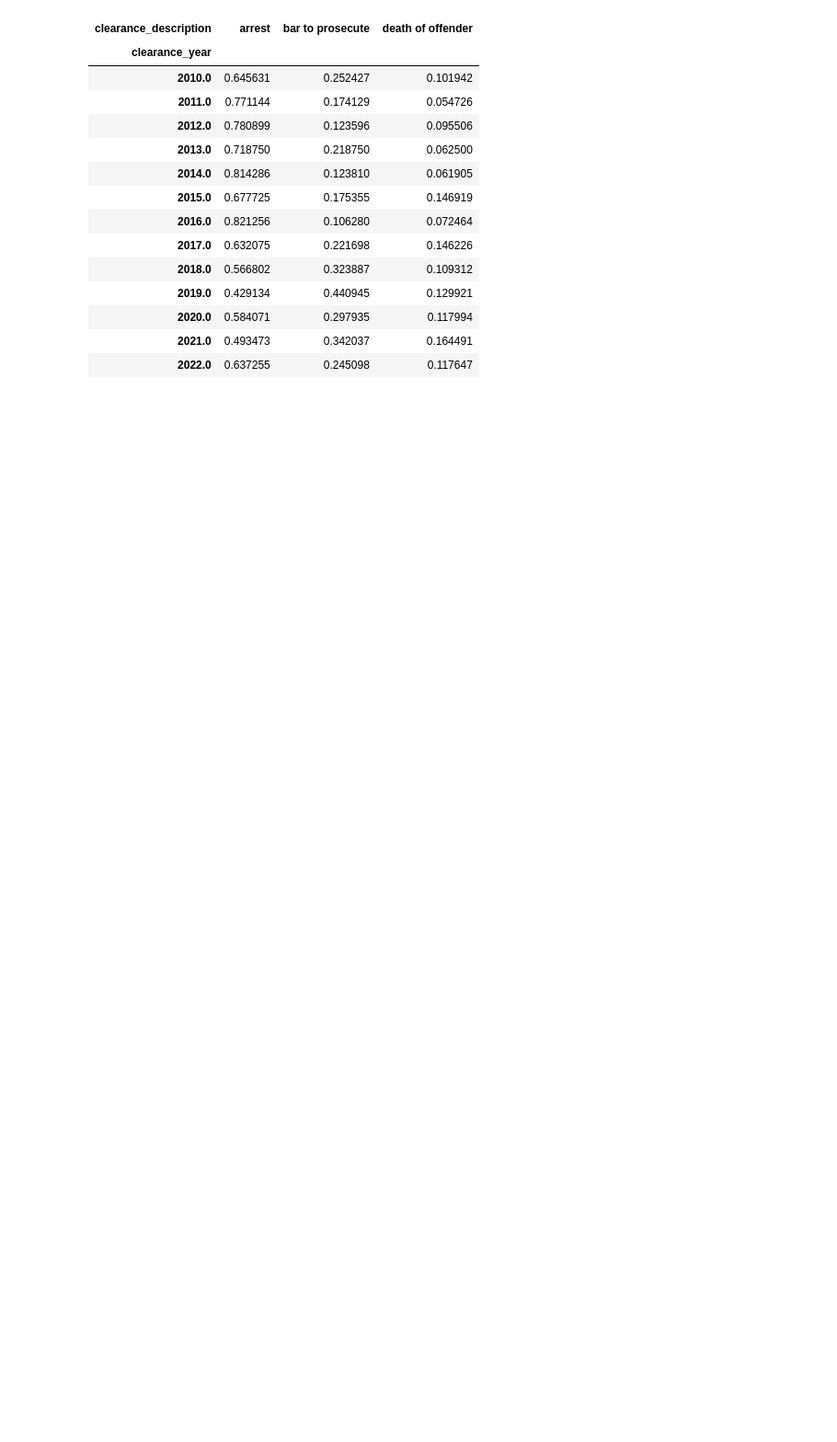
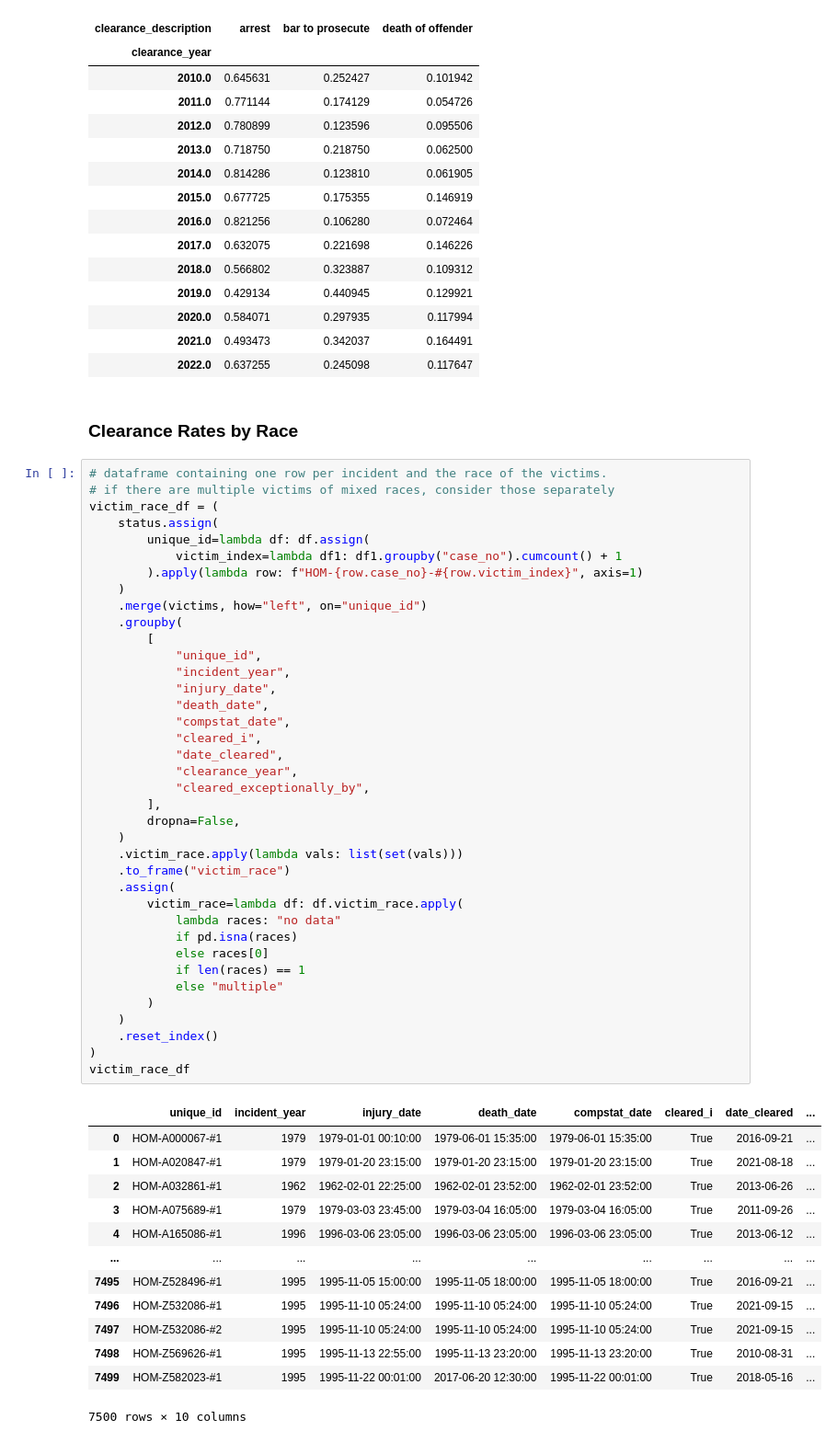
Before and after one commit to cbs-news-data/chicago-homicide-clearance, a Jupyter notebook: chicago_homicide_clearance.ipynb, the cells around one changed output. Shown at 92% size. Saved outputs shown, nothing was run; the diff lists cells and outputs as text; blank space fills up the shorter version.

```diff
--- a/chicago_homicide_clearance.ipynb
+++ b/chicago_homicide_clearance.ipynb
@@ -231,3 +233,57 @@ ec_compare
 | 2020.0 | 0.584071 | 0.297935 | 0.117994 |
 | 2021.0 | 0.493473 | 0.342037 | 0.164491 |
 | 2022.0 | 0.637255 | 0.245098 | 0.117647 |
+# %% [markdown]
+### Clearance Rates by Race
+# %%
+# dataframe containing one row per incident and the race of the victims.
+# if there are multiple victims of mixed races, consider those separately
+victim_race_df = (
+    status.assign(
+        unique_id=lambda df: df.assign(
+            victim_index=lambda df1: df1.groupby("case_no").cumcount() + 1
+        ).apply(lambda row: f"HOM-{row.case_no}-#{row.victim_index}", axis=1)
+    )
+    .merge(victims, how="left", on="unique_id")
+    .groupby(
+        [
+            "unique_id",
+            "incident_year",
+            "injury_date",
+            "death_date",
+            "compstat_date",
+            "cleared_i",
+            "date_cleared",
+            "clearance_year",
+            "cleared_exceptionally_by",
+        ],
+        dropna=False,
+    )
+    .victim_race.apply(lambda vals: list(set(vals)))
+    .to_frame("victim_race")
+    .assign(
+        victim_race=lambda df: df.victim_race.apply(
+            lambda races: "no data"
+            if pd.isna(races)
+            else races[0]
+            if len(races) == 1
+            else "multiple"
+        )
+    )
+    .reset_index()
+)
+victim_race_df
+# %% [output]
+|  | unique_id | incident_year | injury_date | death_date | compstat_date | cleared_i | date_cleared | ... |
+| 0 | HOM-A000067-#1 | 1979 | 1979-01-01 00:10:00 | 1979-06-01 15:35:00 | 1979-06-01 15:35:00 | True | 2016-09-21 | ... |
+| 1 | HOM-A020847-#1 | 1979 | 1979-01-20 23:15:00 | 1979-01-20 23:15:00 | 1979-01-20 23:15:00 | True | 2021-08-18 | ... |
+| 2 | HOM-A032861-#1 | 1962 | 1962-02-01 22:25:00 | 1962-02-01 23:52:00 | 1962-02-01 23:52:00 | True | 2013-06-26 | ... |
+| 3 | HOM-A075689-#1 | 1979 | 1979-03-03 23:45:00 | 1979-03-04 16:05:00 | 1979-03-04 16:05:00 | True | 2011-09-26 | ... |
+| 4 | HOM-A165086-#1 | 1996 | 1996-03-06 23:05:00 | 1996-03-06 23:05:00 | 1996-03-06 23:05:00 | True | 2013-06-12 | ... |
+| ... | ... | ... | ... | ... | ... | ... | ... | ... |
+| 7495 | HOM-Z528496-#1 | 1995 | 1995-11-05 15:00:00 | 1995-11-05 18:00:00 | 1995-11-05 18:00:00 | True | 2016-09-21 | ... |
+| 7496 | HOM-Z532086-#1 | 1995 | 1995-11-10 05:24:00 | 1995-11-10 05:24:00 | 1995-11-10 05:24:00 | True | 2021-09-15 | ... |
+| 7497 | HOM-Z532086-#2 | 1995 | 1995-11-10 05:24:00 | 1995-11-10 05:24:00 | 1995-11-10 05:24:00 | True | 2021-09-15 | ... |
+| 7498 | HOM-Z569626-#1 | 1995 | 1995-11-13 22:55:00 | 1995-11-13 23:20:00 | 1995-11-13 23:20:00 | True | 2010-08-31 | ... |
+| 7499 | HOM-Z582023-#1 | 1995 | 1995-11-22 00:01:00 | 2017-06-20 12:30:00 | 1995-11-22 00:01:00 | True | 2018-05-16 | ... |
+7500 rows × 10 columns
```
Also changed, not shown: parts of 10 cells of this notebook, 2 other files.
